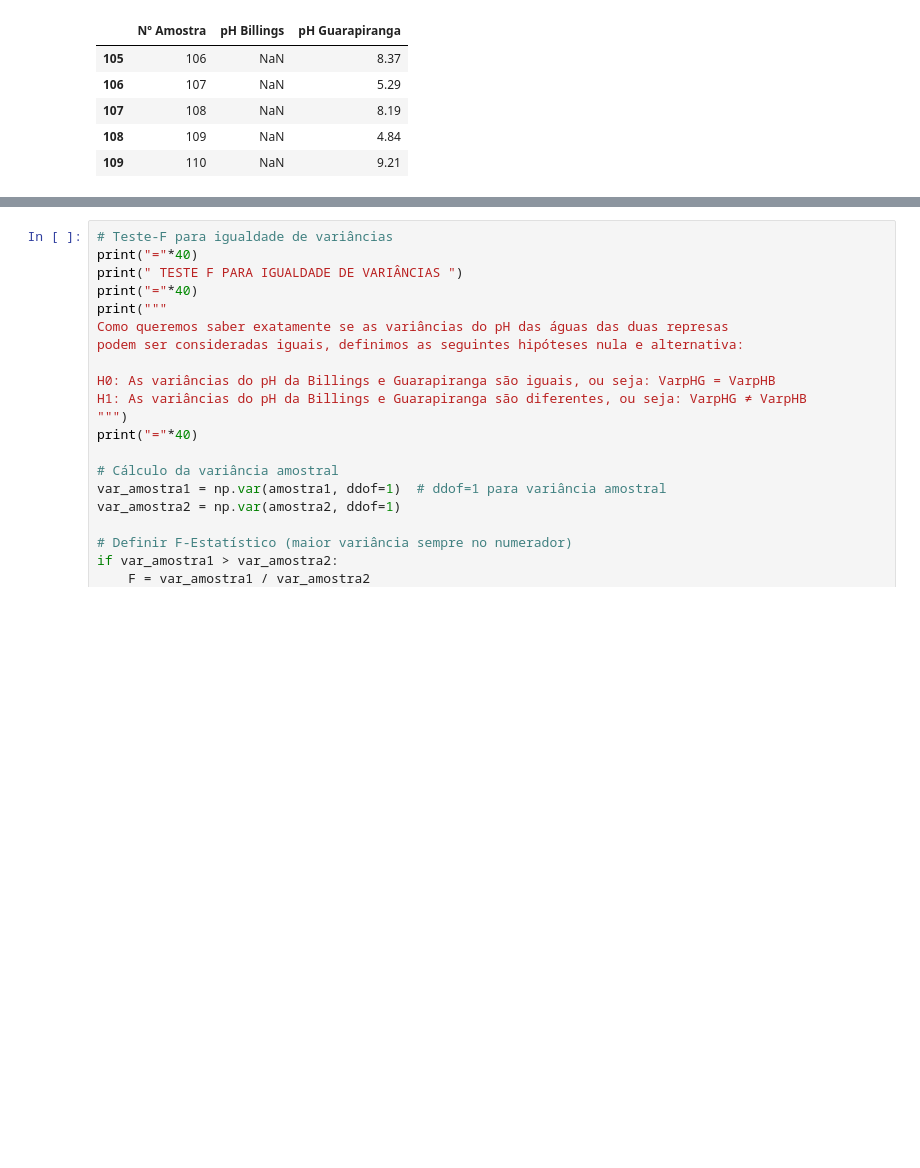
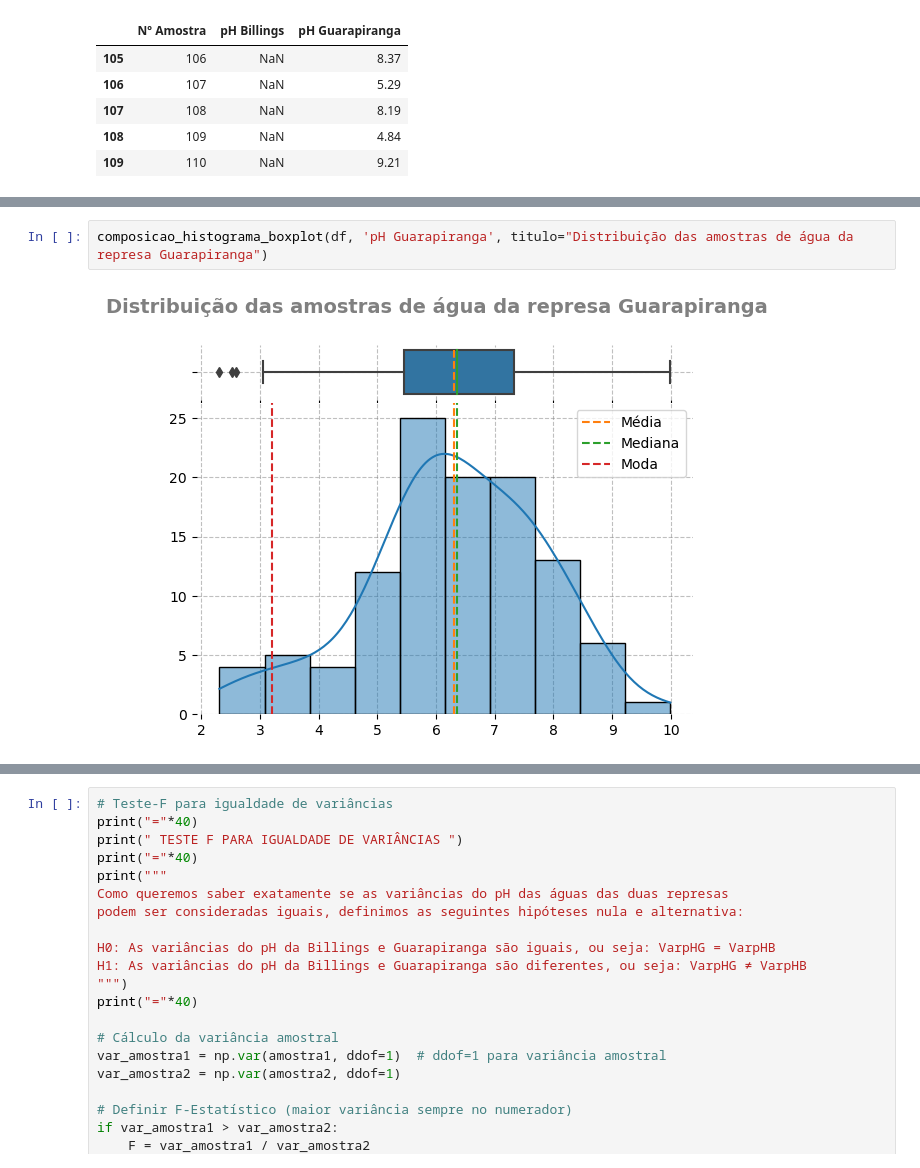
Before and after one commit to bessarodrigo/hypothesis_test-water_quality_tests, a Jupyter notebook: teste_hipoteses.ipynb, the cells around one changed output, grey strips where cells are left out. Cells and saved outputs as stored; diff of their text form; blank space fills up the shorter version.

```diff
--- a/teste_hipoteses.ipynb
+++ b/teste_hipoteses.ipynb
@@ -65,0 +83,4 @@ amostra2 = df['pH Guarapiranga']
+# %%
+composicao_histograma_boxplot(df, 'pH Guarapiranga', titulo="Distribuição das amostras de água da represa Guarapiranga")
+# %% [output]
+[figure, added]
```
Also changed, not shown: parts of 16 cells of this notebook.
